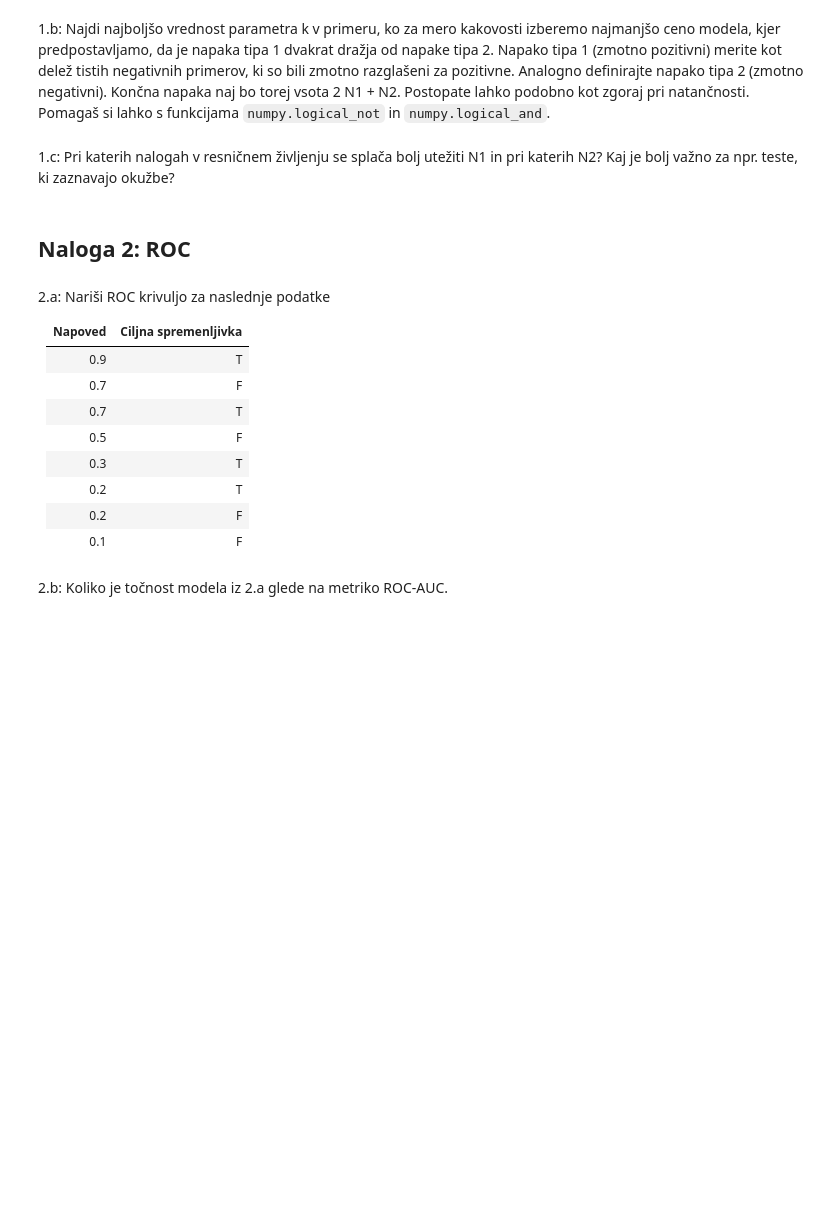
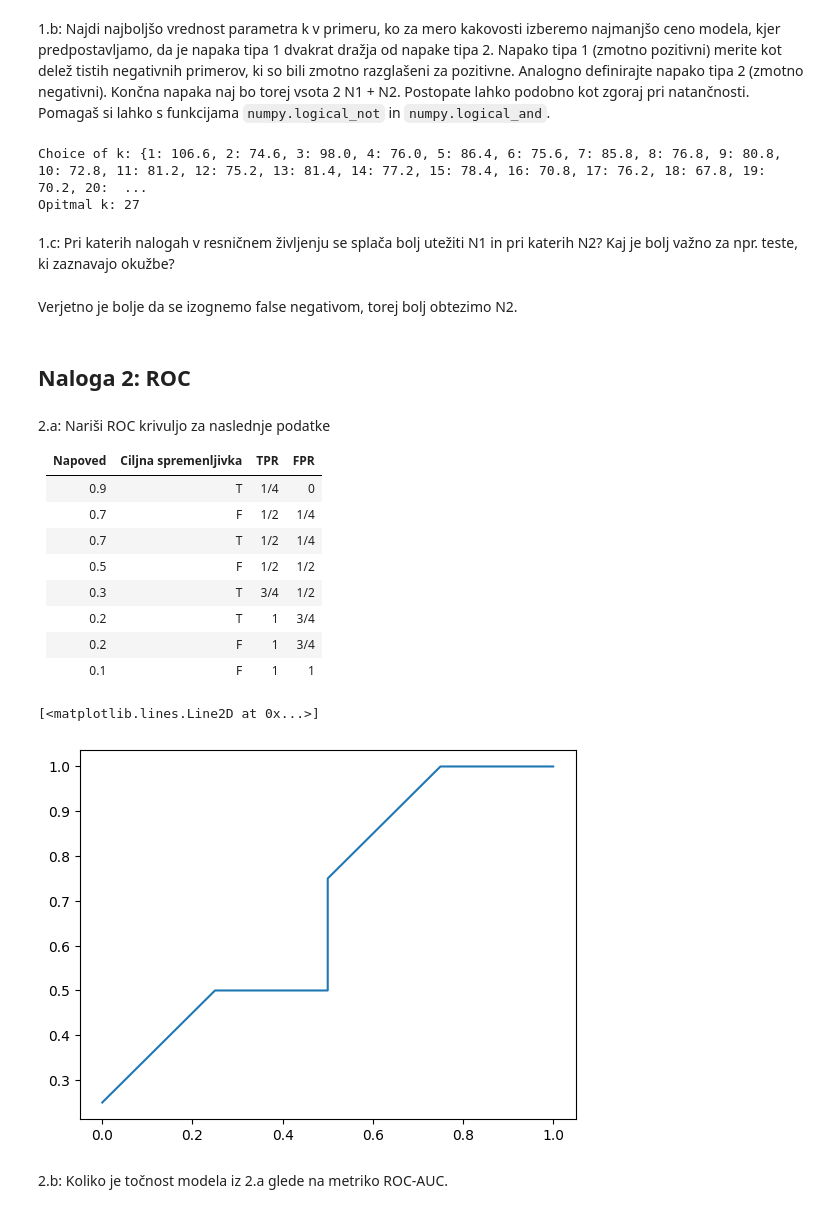
Before and after one commit to anejrozman/Machine-Learning-1, a Jupyter notebook: w4/vaje4.ipynb, the cells around one changed output. Saved outputs shown, nothing was run; the diff lists cells and outputs as text; code cells hidden in the pictures; blank space fills up the shorter version.

```diff
--- a/w4/vaje4.ipynb
+++ b/w4/vaje4.ipynb
@@ -20,21 +72,50 @@ y =data[:, -1].astype(bool)
 # %% [markdown]
 1.b: Najdi najboljšo vrednost parametra k v primeru, ko za mero kakovosti izberemo najmanjšo ceno modela, kjer predpostavljamo, da je napaka tipa 1 dvakrat dražja od napake tipa 2. Napako tipa 1 (zmotno pozitivni)  merite kot delež tistih negativnih primerov, ki so bili zmotno razglašeni za pozitivne. Analogno definirajte napako tipa 2 (zmotno negativni). Končna napaka naj bo torej vsota 2 N1 + N2. Postopate lahko podobno kot zgoraj pri natančnosti. Pomagaš si lahko s funkcijama `numpy.logical_not` in `numpy.logical_and`.
+# %%
+def custom_score(y_test, y_pred):
+    return 2 * np.logical_and(np.logical_not(y_test), y_pred).sum() + np.logical_and(np.logical_not(y_pred), y_test).sum()
+
+metrics = {k:[] for k in range(1, 42)}
+
+for k in range(1, 42):
+    model = KNeighborsClassifier(n_neighbors=k)
+    for train_index, test_index in kf.split(X):
+        X_train, X_test = X[train_index], X[test_index]
+        y_train, y_test = y[train_index], y[test_index]
+        model.fit(X_train, y_train)
+        y_pred = model.predict(X_test)
+        metrics[k].append(custom_score(y_test, y_pred))
+print('Choice of k:', {k: np.mean(v) for k, v in metrics.items()})
+print('Opitmal k:' , min(metrics, key=metrics.get))
+# %% [output]
+Choice of k: {1: 106.6, 2: 74.6, 3: 98.0, 4: 76.0, 5: 86.4, 6: 75.6, 7: 85.8, 8: 76.8, 9: 80.8, 10: 72.8, 11: 81.2, 12: 75.2, 13: 81.4, 14: 77.2, 15: 78.4, 16: 70.8, 17: 76.2, 18: 67.8, 19: 70.2, 20:  ...
+Opitmal k: 27
 # %% [markdown]
 1.c: Pri katerih nalogah v resničnem življenju se splača bolj utežiti N1 in pri katerih N2? Kaj je bolj važno za npr. teste, ki zaznavajo okužbe?
+# %% [markdown]
+Verjetno je bolje da se izognemo false negativom, torej bolj obtezimo N2.
 # %% [markdown]
 ## Naloga 2: ROC
 # %% [markdown]
 2.a: Nariši ROC krivuljo za naslednje podatke
 
-| Napoved  | Ciljna spremenljivka |
-| -------- | ----------- |
-| 0.9      | T       |
-| 0.7      | F       |
-| 0.7      | T       |
-| 0.5      | F       |
-| 0.3      | T       |
-| 0.2      | T       |
-| 0.2      | F       |
-| 0.1      | F       |
+| Napoved  | Ciljna spremenljivka | TPR | FPR |
+| -------- | ----------- | ------ | ------|
+| 0.9      | T       | 1/4      | 0     |
+| 0.7      | F       | 1/2      | 1/4   |
+| 0.7      | T       | 1/2      | 1/4   |
+| 0.5      | F       | 1/2      | 1/2   |
+| 0.3      | T       | 3/4      | 1/2   |
+| 0.2      | T       | 1        | 3/4   |
+| 0.2      | F       | 1        | 3/4   |
+| 0.1      | F       | 1        | 1     |
+# %%
+import matplotlib.pyplot as plt
+TPR = [0.25, 0.5, 0.5, 0.75, 1, 1]
+FPR = [0, 0.25, 0.5, 0.5, 0.75, 1]
+plt.plot(FPR, TPR, label='ROC')
+# %% [output]
+[<matplotlib.lines.Line2D at 0x...>]
+[figure, added]
 # %% [markdown]
 2.b: Koliko je točnost modela iz 2.a glede na metriko ROC-AUC.
```
Also changed, not shown: parts of 9 cells of this notebook, 5 other files.
